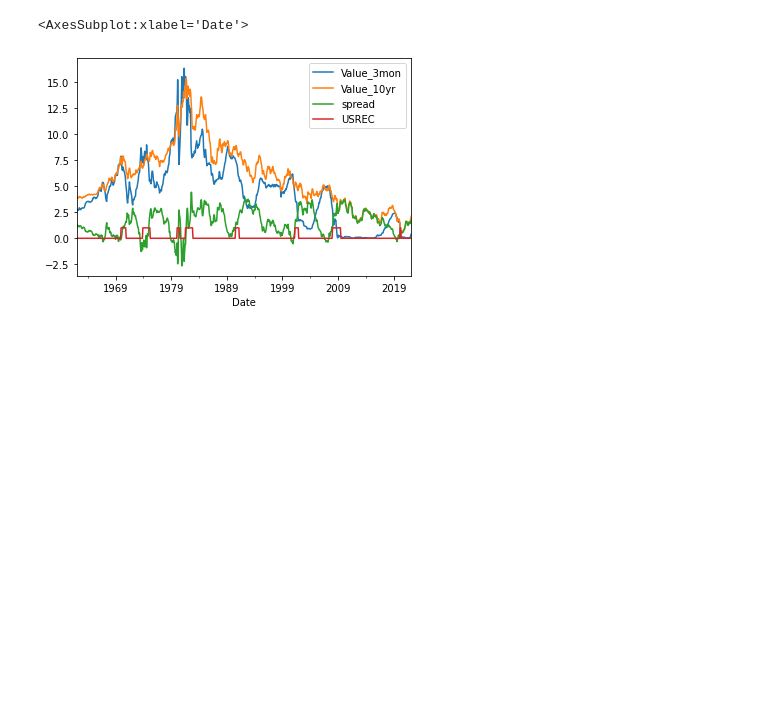
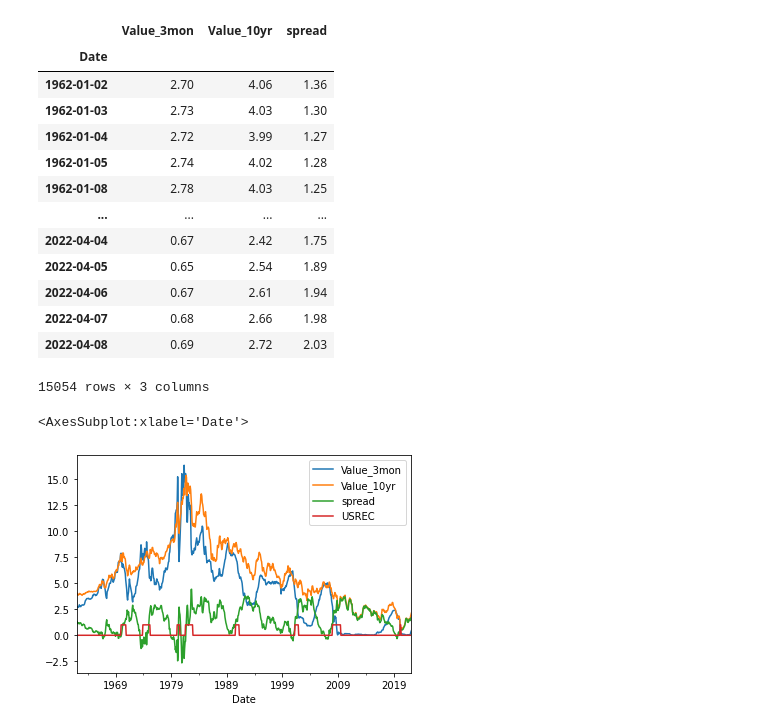
Before and after one commit to DanlBradley/RecessionPredictor, a Jupyter notebook: data_cleaning.ipynb, the cells around one changed output. Cells and saved outputs as stored; diff of their text form; code cells hidden in the pictures; blank space fills up the shorter version.

```diff
--- a/data_cleaning.ipynb
+++ b/data_cleaning.ipynb
@@ -16,6 +35,23 @@ three_month_treas = nasdaqdatalink.get('FRED/DTB3')
 combined = three_month_treas.join(ten_year_treas, how='left', lsuffix='_3mon', rsuffix='_10yr')
 combined = combined.dropna()
 combined['spread'] = combined['Value_10yr'] - combined['Value_3mon']
+# %%
+combined
+# %% [output]
+|  | Value_3mon | Value_10yr | spread |
+| Date |  |  |  |
+| 1962-01-02 | 2.70 | 4.06 | 1.36 |
+| 1962-01-03 | 2.73 | 4.03 | 1.30 |
+| 1962-01-04 | 2.72 | 3.99 | 1.27 |
+| 1962-01-05 | 2.74 | 4.02 | 1.28 |
+| 1962-01-08 | 2.78 | 4.03 | 1.25 |
+| ... | ... | ... | ... |
+| 2022-04-04 | 0.67 | 2.42 | 1.75 |
+| 2022-04-05 | 0.65 | 2.54 | 1.89 |
+| 2022-04-06 | 0.67 | 2.61 | 1.94 |
+| 2022-04-07 | 0.68 | 2.66 | 1.98 |
+| 2022-04-08 | 0.69 | 2.72 | 2.03 |
+15054 rows × 3 columns
 # %%
 #Take average by month in yield
 yield_by_month_mean = combined.groupby(pd.Grouper(freq='M')).mean()
```
Also changed, not shown: parts of 3 cells of this notebook, 1 other file.
